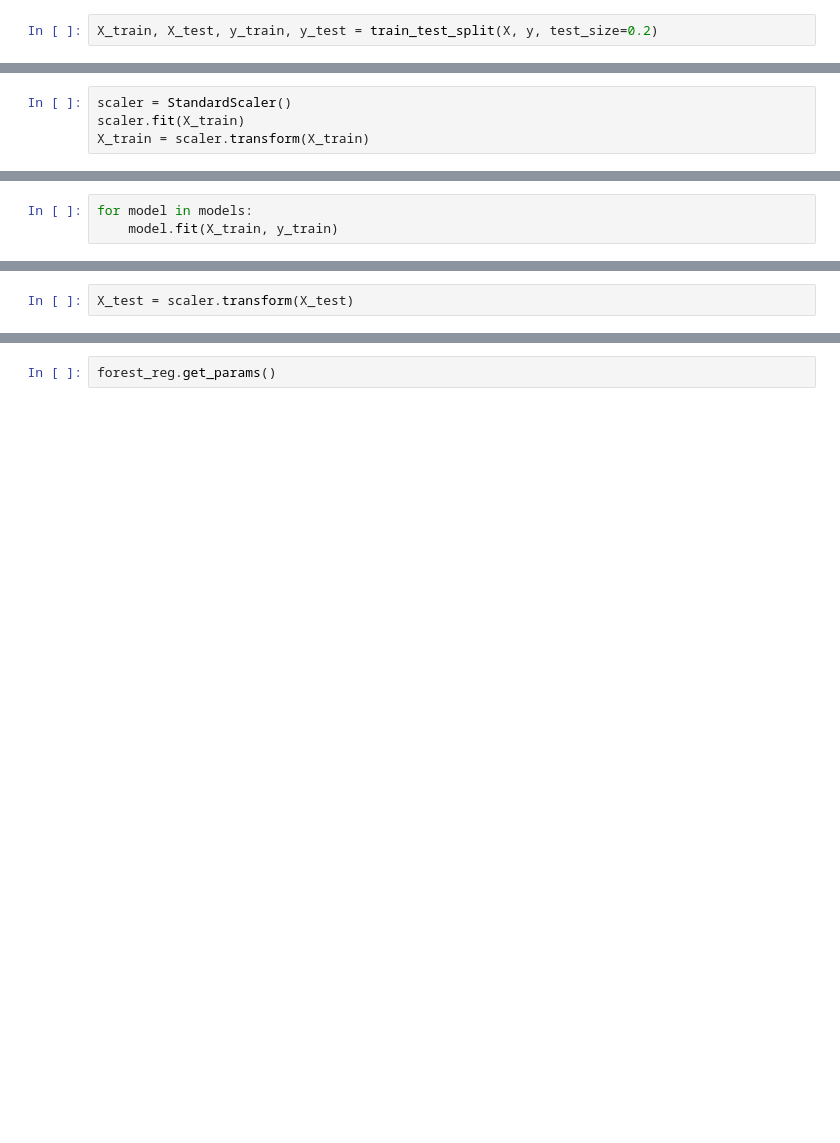
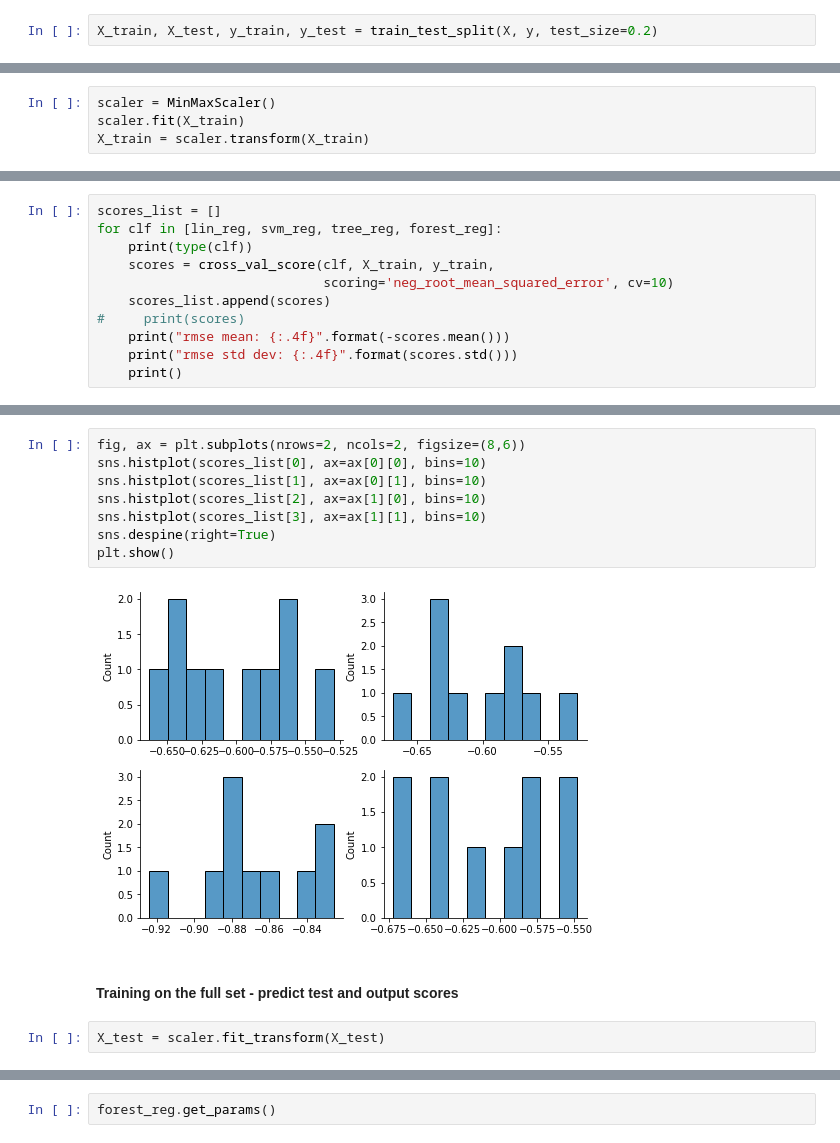
Before and after one commit to Tom11Butler/MLE-Capstone, a Jupyter notebook: 03.2-ML-reg.ipynb, the cells around one changed output, grey strips where cells are left out. Drawn from its saved outputs; the diff is of its cells as text; blank space fills up the shorter version.

```diff
--- a/03.2-ML-reg.ipynb
+++ b/03.2-ML-reg.ipynb
@@ -59,4 +60,4 @@ X_train.head(3)
 # %%
-scaler = StandardScaler()
+scaler = MinMaxScaler()
 scaler.fit(X_train)
 X_train = scaler.transform(X_train)
@@ -70,3 +72,0 @@ models = [lin_reg, svm_reg, tree_reg, forest_reg]
-# %%
-for model in models:
-    model.fit(X_train, y_train)
@@ -72,0 +75,11 @@ for model in models:
+# %%
+scores_list = []
+for clf in [lin_reg, svm_reg, tree_reg, forest_reg]:
+    print(type(clf))
+    scores = cross_val_score(clf, X_train, y_train,
+                             scoring='neg_root_mean_squared_error', cv=10)
+    scores_list.append(scores)
+#     print(scores)
+    print("rmse mean: {:.4f}".format(-scores.mean()))
+    print("rmse std dev: {:.4f}".format(scores.std()))
+    print()
@@ -73,3 +102,15 @@ for model in models:
+# %%
+fig, ax = plt.subplots(nrows=2, ncols=2, figsize=(8,6))
+sns.histplot(scores_list[0], ax=ax[0][0], bins=10)
+sns.histplot(scores_list[1], ax=ax[0][1], bins=10)
+sns.histplot(scores_list[2], ax=ax[1][0], bins=10)
+sns.histplot(scores_list[3], ax=ax[1][1], bins=10)
+sns.despine(right=True)
+plt.show()
+# %% [output]
+[figure, added]
+# %% [markdown]
+#### Training on the full set - predict test and output scores
 # %%
-X_test = scaler.transform(X_test)
+X_test = scaler.fit_transform(X_test)
 # %%
```
Also changed, not shown: parts of 23 cells of this notebook.
